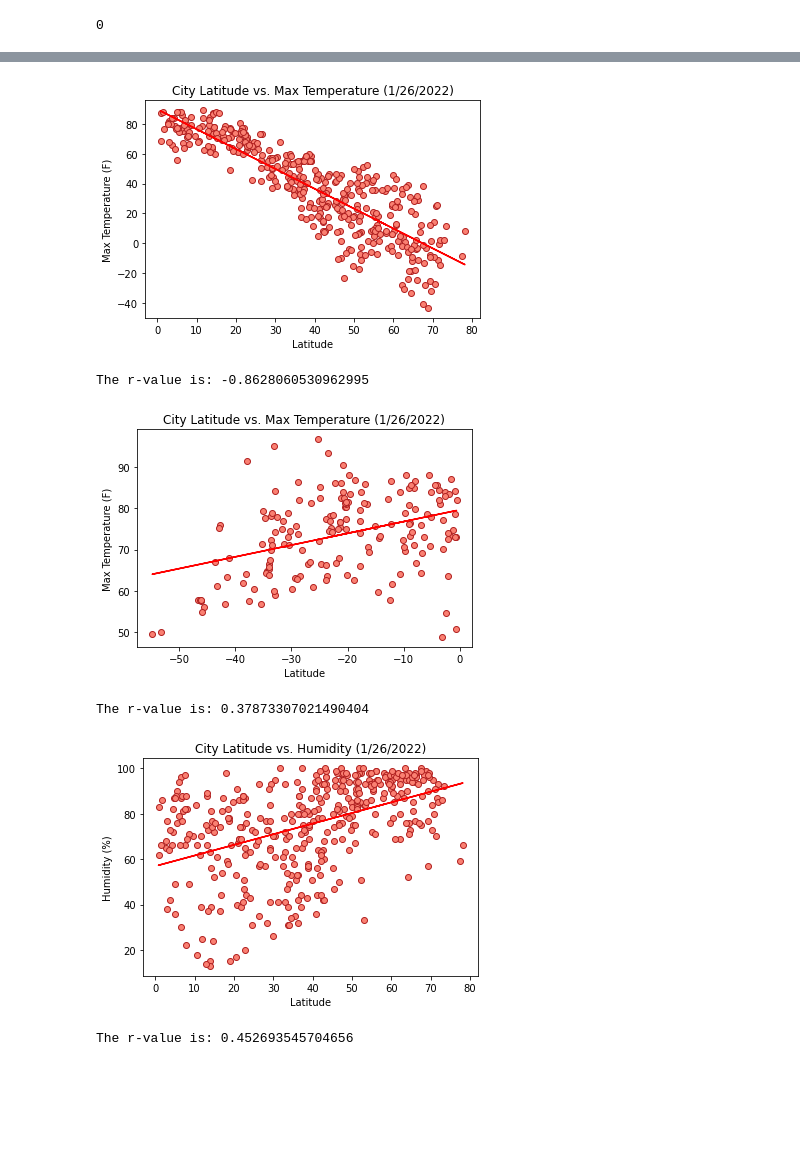
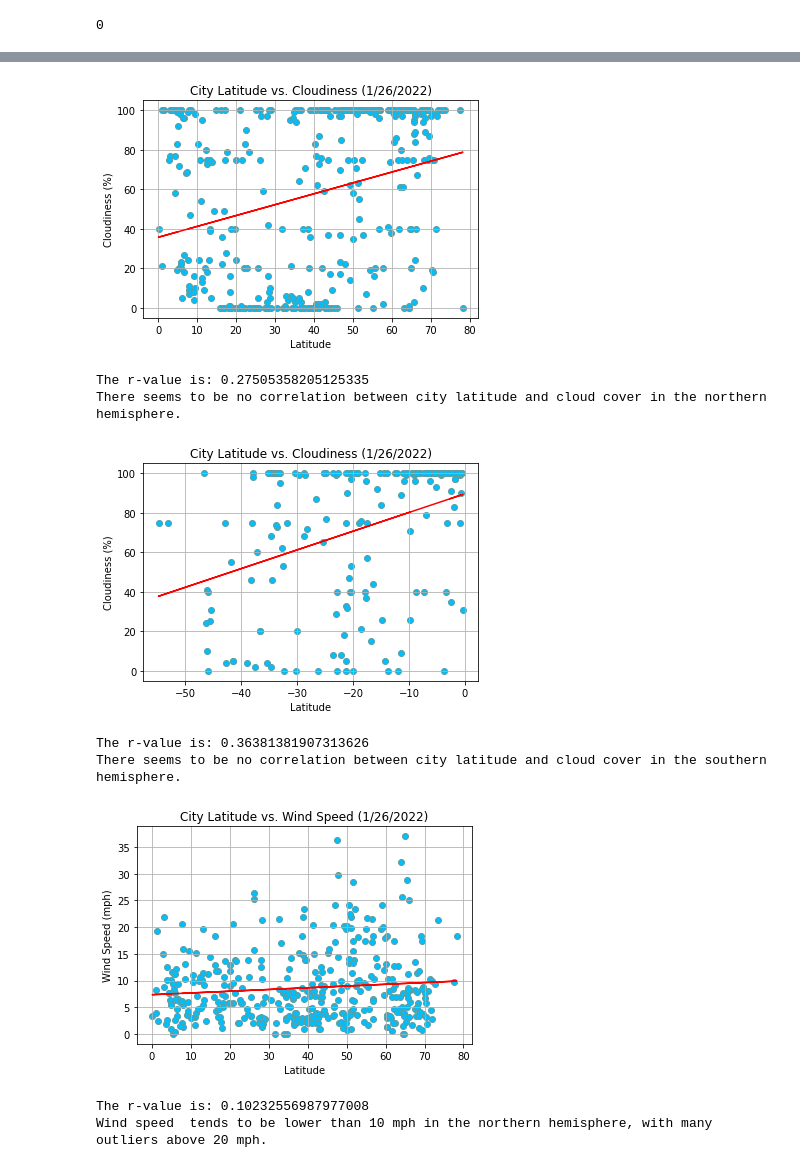
Before and after one commit to ennegineer/06-pythonAPIHW, a Jupyter notebook: WeatherPy/WeatherPy.ipynb, the cells around one changed output, grey strips where cells are left out. Cells and saved outputs as stored; diff of their text form; code cells hidden in the pictures; blank space fills up the shorter version.

Commit message:
WeatherPy notebook completed and output data saved.

```diff
--- a/WeatherPy/WeatherPy.ipynb
+++ b/WeatherPy/WeatherPy.ipynb
@@ -199,52 +285,67 @@ southdata = citydf[citydf['Lat'] < 0]
 # %%
-# Northern Hemisphere: Max Temp vs. Latitude Linear Regression
+# Northern Hemisphere: Cloudiness (%) vs. Latitude Linear Regression
 
-(slope, intercept, rvalue, pvalue, stderr) = linregress(northdata['Lat'], northdata['Max Temp'])
+(slope, intercept, rvalue, pvalue, stderr) = linregress(northdata['Lat'], northdata['Cloudiness'])
 regress_values = northdata['Lat'] * slope + intercept
 
-plt.scatter(northdata['Lat'], northdata['Max Temp'], color="salmon", edgecolor="firebrick")
+plt.scatter(northdata['Lat'], northdata['Cloudiness'], color="deepskyblue", edgecolor="cadetblue")
 plt.plot(northdata['Lat'],regress_values,"r-")
-plt.title("City Latitude vs. Max Temperature (1/26/2022)")
+plt.title("City Latitude vs. Cloudiness (1/26/2022)")
 plt.xlabel("Latitude")
-plt.ylabel("Max Temperature (F)")
+plt.ylabel("Cloudiness (%)")
+plt.grid()
+plt.savefig('output_data/plot9.png')
 plt.show()
 print(f"The r-value is: {rvalue}")
-# Explain what linear regression is modeling - describe relationships I notice or other analysis
+# Explain what linear regression is modeling - describe relationships noticed
+print("There seems to be no correlation between city latitude and cloud cover\
+ in the northern hemisphere.")
 # %% [output]
-[figure, old version]
+[figure, new version]
-The r-value is: -0.8628060530962995
+The r-value is: 0.27505358205125335
+There seems to be no correlation between city latitude and cloud cover in the northern hemisphere.
 # %%
-# Southern Hemisphere: Max Temp vs. Latitude Linear Regression
+# Southern Hemisphere: Cloudiness (%) vs. Latitude Linear Regression
 
-(slope, intercept, rvalue, pvalue, stderr) = linregress(southdata['Lat'], southdata['Max Temp'])
+(slope, intercept, rvalue, pvalue, stderr) = linregress(southdata['Lat'], southdata['Cloudiness'])
 regress_values = southdata['Lat'] * slope + intercept
 
-plt.scatter(southdata['Lat'], southdata['Max Temp'], color="salmon", edgecolor="firebrick")
+plt.scatter(southdata['Lat'], southdata['Cloudiness'], color="deepskyblue", edgecolor="cadetblue")
 plt.plot(southdata['Lat'],regress_values,"r-")
-plt.title("City Latitude vs. Max Temperature (1/26/2022)")
+plt.title("City Latitude vs. Cloudiness (1/26/2022)")
 plt.xlabel("Latitude")
-plt.ylabel("Max Temperature (F)")
+plt.ylabel("Cloudiness (%)")
+plt.grid()
+plt.savefig('output_data/plot10.png')
 plt.show()
 print(f"The r-value is: {rvalue}")
-# Explain what linear regression is modeling - describe relationships I notice or other analysis
+# Explain what linear regression is modeling - describe relationships noticed
+print("There seems to be no correlation between city latitude and cloud cover\
+ in the southern hemisphere.")
 # %% [output]
-[figure, old version]
+[figure, new version]
-The r-value is: 0.37873307021490404
+The r-value is: 0.36381381907313626
+There seems to be no correlation between city latitude and cloud cover in the southern hemisphere.
 # %%
-# Northern Hemisphere: Humidity (%) vs. Latitude Linear Regression
+# Northern Hemisphere: Wind Speed (mph) vs. Latitude Linear Regression
 
-(slope, intercept, rvalue, pvalue, stderr) = linregress(northdata['Lat'], northdata['Humidity'])
+(slope, intercept, rvalue, pvalue, stderr) = linregress(northdata['Lat'], northdata['Wind Speed'])
 regress_values = northdata['Lat'] * slope + intercept
 
-plt.scatter(northdata['Lat'], northdata['Humidity'], color="salmon", edgecolor="firebrick")
+plt.scatter(northdata['Lat'], northdata['Wind Speed'], color="deepskyblue", edgecolor="cadetblue")
 plt.plot(northdata['Lat'],regress_values,"r-")
-plt.title("City Latitude vs. Humidity (1/26/2022)")
+plt.title("City Latitude vs. Wind Speed (1/26/2022)")
 plt.xlabel("Latitude")
-plt.ylabel("Humidity (%)")
+plt.ylabel("Wind Speed (mph)")
+plt.grid()
+plt.savefig('output_data/plot11.png')
 plt.show()
 print(f"The r-value is: {rvalue}")
-# Explain what linear regression is modeling - describe relationships I notice or other analysis
+# Explain what linear regression is modeling - describe relationships noticed
+print("Wind speed  tends to be lower than 10 mph in the northern hemisphere,\
+ with many outliers above 20 mph.")
 # %% [output]
-[figure, old version]
+[figure, new version]
-The r-value is: 0.452693545704656
+The r-value is: 0.10232556987977008
+Wind speed  tends to be lower than 10 mph in the northern hemisphere, with many outliers above 20 mph.
 # %%
```
Also changed, not shown: parts of 18 cells of this notebook, 14 other files.
